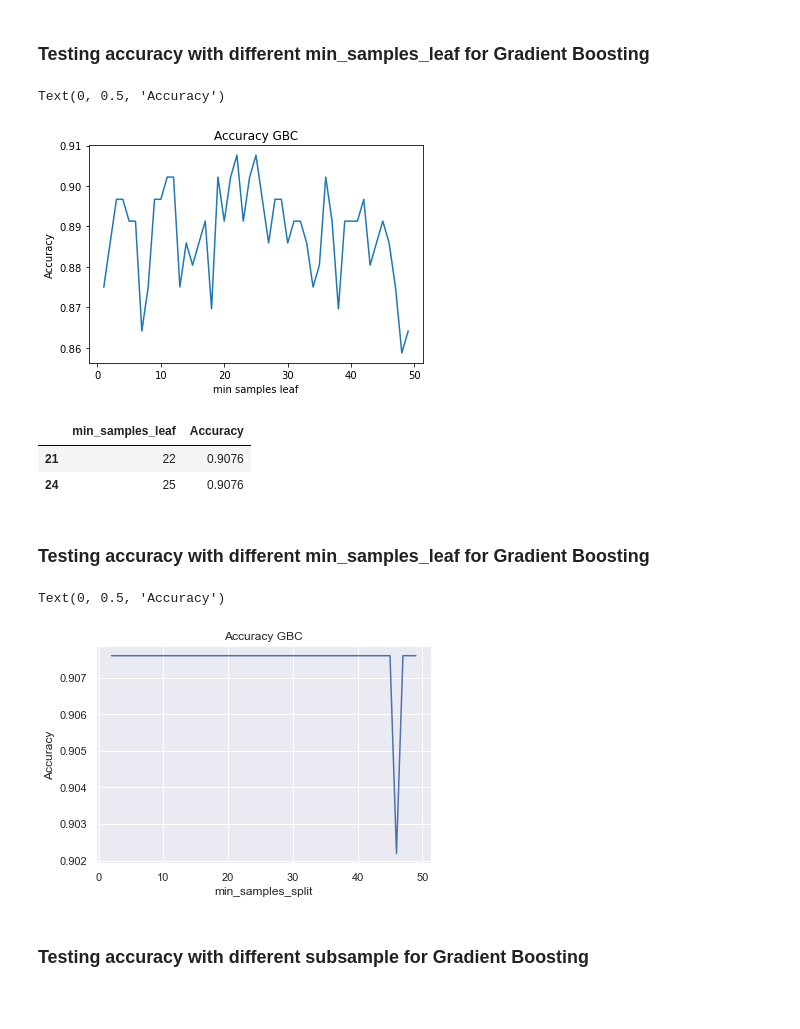
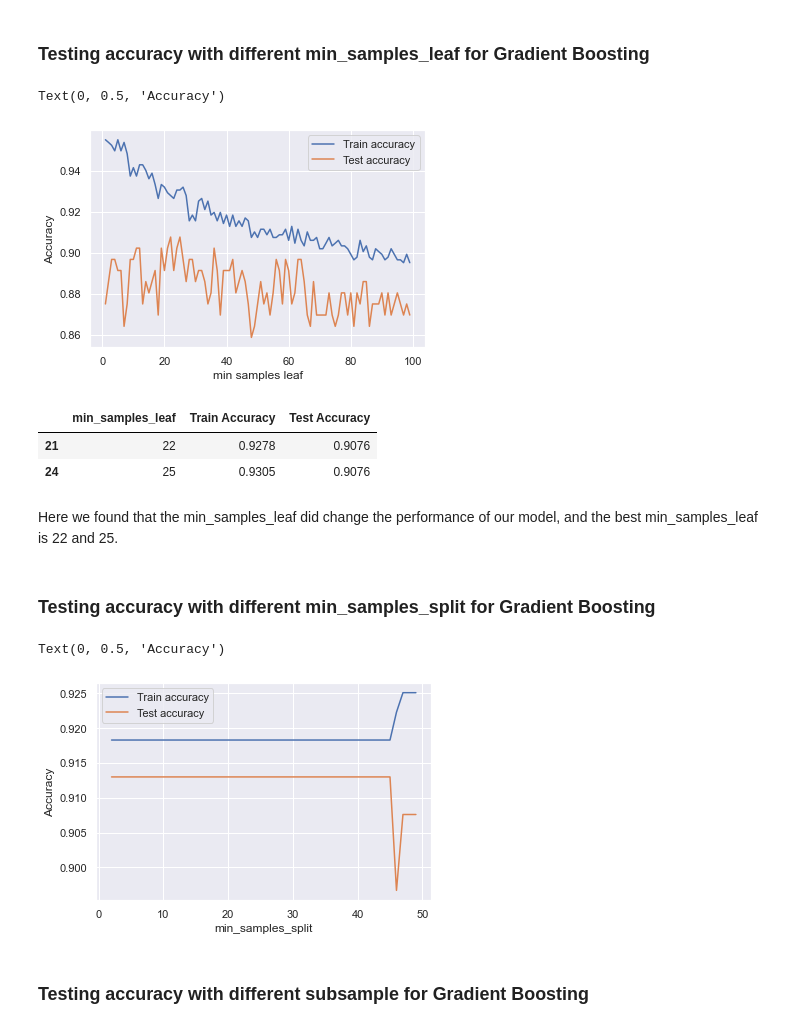
Before and after one commit to emilhaagan/FYS-STK-3155, a Jupyter notebook: Project3/SRC/Model implementation on heart disease dataset.ipynb, the cells around one changed output. Drawn from its saved outputs; the diff is of its cells as text; code cells hidden in the pictures; blank space fills up the shorter version.

```diff
--- a/Project3/SRC/Model implementation on heart disease dataset.ipynb
+++ b/Project3/SRC/Model implementation on heart disease dataset.ipynb
@@ -276,6 +276,10 @@ lr = list(np.logspace(-2, 1, 11))
 X= df.drop('HeartDisease', axis=1)
 y= df['HeartDisease']
 X_train, X_test, y_train, y_test = train_test_split(X, y, test_size=0.2, random_state=100)
+
+oh= OneHotEncoder()
+#No scaler
+col_trans_none = make_column_transformer((oh,categorical),remainder='passthrough')
 
 for n in lr:
     model = GradientBoostingClassifier(n_estimators=22, learning_rate=n, max_depth=3, random_state=100)
@@ -314,8 +318,10 @@ print(lr)
 # %% [markdown]
 ### Testing accuracy with different max_leaf_nodes for Gradient Boosting
 # %%
-accuracy =[]
-runtime =[]
+train_acc = []
+test_acc = []
+runtime = []
+accuracy = []
 
 X= df.drop('HeartDisease', axis=1)
 y= df['HeartDisease']
@@ -332,6 +338,8 @@ for n in range(2, max_leaf_nodes):
     pipe = make_pipeline(col_trans_none, model)
     pipe.fit(X_train, y_train)
     y_pred_none = pipe.predict(X_test)
+    train_acc.append(round(pipe.score(X_train, y_train),4))
+    test_acc.append(round(pipe.score(X_test, y_test),4))
     accuracy.append(round(accuracy_score(y_test, y_pred_none),4))
     runtime.append(time.time() - start_time)
 
@@ -339,9 +347,10 @@ GBC_result_df = pd.DataFrame({'max_leaf_nodes':range(2, max_leaf_nodes), 'Accura
 GBC_result_df
 
 
-plt.plot(range(2, max_leaf_nodes) , accuracy, label = "test_accuracy")
-plt.legend(["Test accuracy"])
-plt.title("Test accuracy Vs. max_leaf_nodes")
+plt.plot(range(2, max_leaf_nodes) , train_acc, label = "train_accuracy")
+plt.plot(range(2, max_leaf_nodes) , test_acc, label = "test_accuracy")
+plt.legend(["Train accuracy", "Test accuracy"])
+plt.title("Test accuracy Vs. Train Accuracy")
 plt.xlabel('max_leaf_nodes')
 plt.ylabel('Accuracy')
 # %% [output]
@@ -350,47 +379,53 @@ Text(0, 0.5, 'Accuracy')
 # %% [markdown]
 ### Testing accuracy with different min_samples_leaf for Gradient Boosting
 # %%
-accuracy =[]
-runtime =[]
+train_acc = []
+test_acc = []
 
 X= df.drop('HeartDisease', axis=1)
 y= df['HeartDisease']
 X_train, X_test, y_train, y_test = train_test_split(X, y, test_size=0.2, random_state=100)
 
 oh= OneHotEncoder()
 #No scaler
 col_trans_none = make_column_transformer((oh,categorical),remainder='passthrough')
 
-min_samples_leaf = 50
+min_samples_leaf = 100
 for n in range(1, min_samples_leaf):
     model = GradientBoostingClassifier(n_estimators=23, learning_rate=0.2, max_depth=4, min_samples_leaf=n,random_state=100)
     pipe = make_pipeline(col_trans_none, model)
     pipe.fit(X_train, y_train)
     y_pred_none = pipe.predict(X_test)
-    accuracy.append(round(accuracy_score(y_test, y_pred_none),4))
+    train_acc.append(round(pipe.score(X_train, y_train),4))
+    test_acc.append(round(pipe.score(X_test, y_test),4))
 
-GBC_result_df = pd.DataFrame({'min_samples_leaf':range(1, min_samples_leaf), 'Accuracy':accuracy})
+GBC_result_df = pd.DataFrame({'min_samples_leaf':range(1, min_samples_leaf),'Train Accuracy':train_acc ,'Test Accuracy':test_acc})
 GBC_result_df
 
-plt.plot(range(1, min_samples_leaf), accuracy, label = "test_accuracy")
+
+plt.plot(range(1, min_samples_leaf), train_acc, label = "train_accuracy")
+plt.plot(range(1, min_samples_leaf), test_acc, label = "test_accuracy")
 plt.xlabel('min samples leaf')
-plt.title("Accuracy GBC")
+plt.legend(["Train accuracy", "Test accuracy"])
+#plt.title("Accuracy GBC")
 plt.ylabel('Accuracy')
 # %% [output]
 Text(0, 0.5, 'Accuracy')
-[figure, old version]
+[figure, new version]
 # %%
 
-GBC_result_df[GBC_result_df.Accuracy == GBC_result_df.Accuracy.max()]
+GBC_result_df[GBC_result_df["Test Accuracy"] == GBC_result_df["Test Accuracy"].max()]
 # %% [output]
-|  | min_samples_leaf | Accuracy |
-| 21 | 22 | 0.9076 |
-| 24 | 25 | 0.9076 |
+|  | min_samples_leaf | Train Accuracy | Test Accuracy |
+| 21 | 22 | 0.9278 | 0.9076 |
+| 24 | 25 | 0.9305 | 0.9076 |
+# %% [markdown]
+Here we found that the min_samples_leaf did change the performance of our model, and the best min_samples_leaf is 22 and 25.
 # %% [markdown]
-### Testing accuracy with different min_samples_leaf for Gradient Boosting
+### Testing accuracy with different min_samples_split for Gradient Boosting
 # %%
-accuracy =[]
-runtime =[]
+train_acc = []
+test_acc = []
 
 X= df.drop('HeartDisease', axis=1)
 y= df['HeartDisease']
@@ -402,22 +437,26 @@ col_trans_none = make_column_transformer((oh,categorical),remainder='passthrough
 
 min_samples_split = 50
 for n in range(2, min_samples_split):
-    model = GradientBoostingClassifier(n_estimators=23, learning_rate=0.2, max_depth=4, min_samples_leaf=22,min_samples_split = n, random_state=100)
+    model = GradientBoostingClassifier(n_estimators=22, learning_rate=0.2, max_depth=4, min_samples_leaf=22,min_samples_split = n, random_state=100)
     pipe = make_pipeline(col_trans_none, model)
     pipe.fit(X_train, y_train)
     y_pred_none = pipe.predict(X_test)
-    accuracy.append(round(accuracy_score(y_test, y_pred_none),4))
+    train_acc.append(round(pipe.score(X_train, y_train),4))
+    test_acc.append(round(pipe.score(X_test, y_test),4))
 
-GBC_result_df = pd.DataFrame({'min_samples_split':range(2, min_samples_split), 'Accuracy':accuracy})
-GBC_result_df
+#GBC_result_df = pd.DataFrame({'min_samples_split':range(2, min_samples_split), 'Accuracy':accuracy})
+#GBC_result_df
 
-plt.plot(range(2, min_samples_split), accuracy, label = "test_accuracy")
+
+plt.plot(range(2, min_samples_split), train_acc, label = "train_accuracy")
+plt.plot(range(2, min_samples_split), test_acc, label = "test_accuracy")
+plt.legend(["Train accuracy", "Test accuracy"])
 plt.xlabel('min_samples_split')
-plt.title("Accuracy GBC")
+#plt.title("Accuracy GBC")
 plt.ylabel('Accuracy')
 # %% [output]
 Text(0, 0.5, 'Accuracy')
-[figure, old version]
+[figure, new version]
 # %% [markdown]
 ### Testing accuracy with different subsample for Gradient Boosting
 # %%
```
Also changed, not shown: parts of 74 cells of this notebook.
